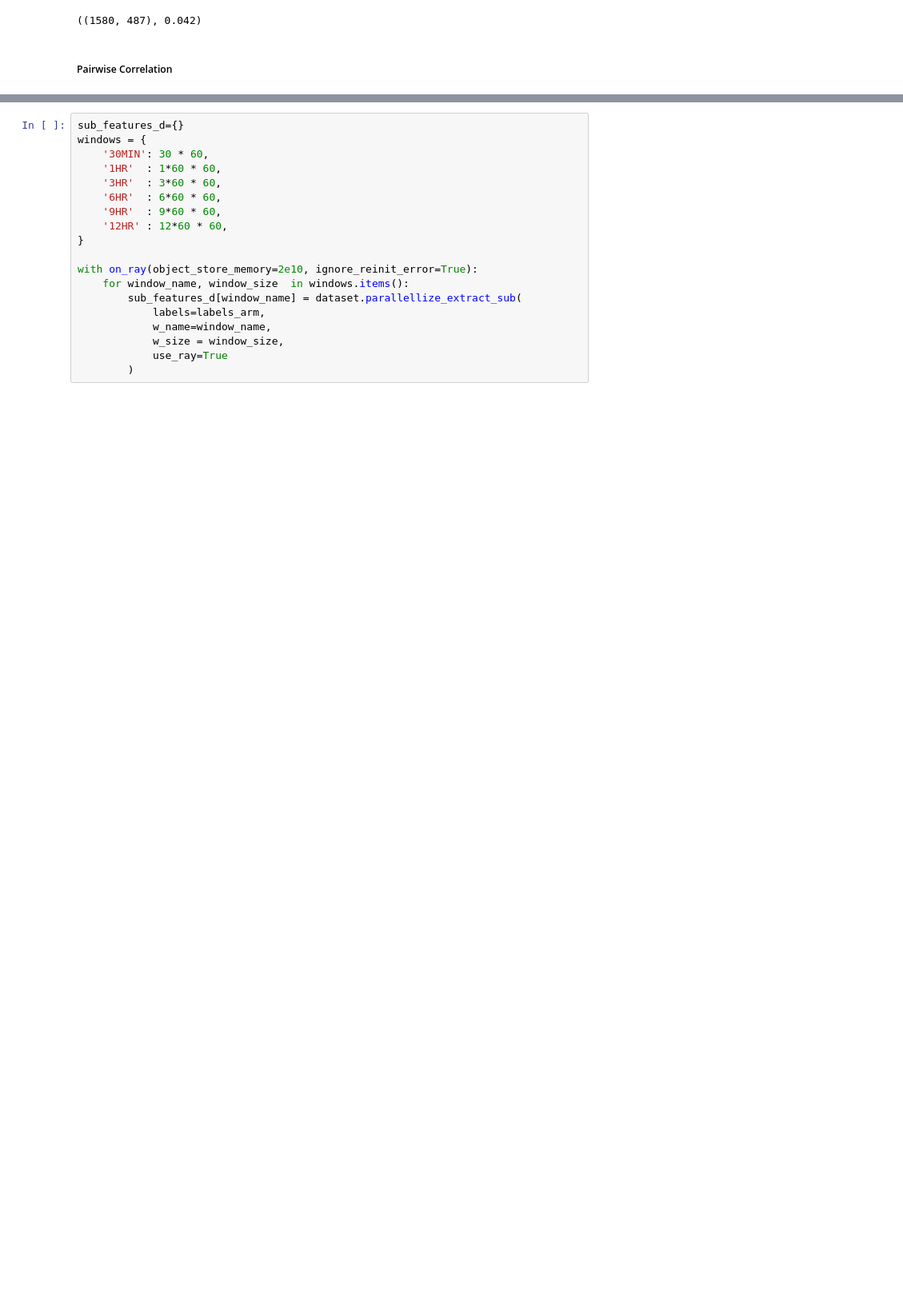
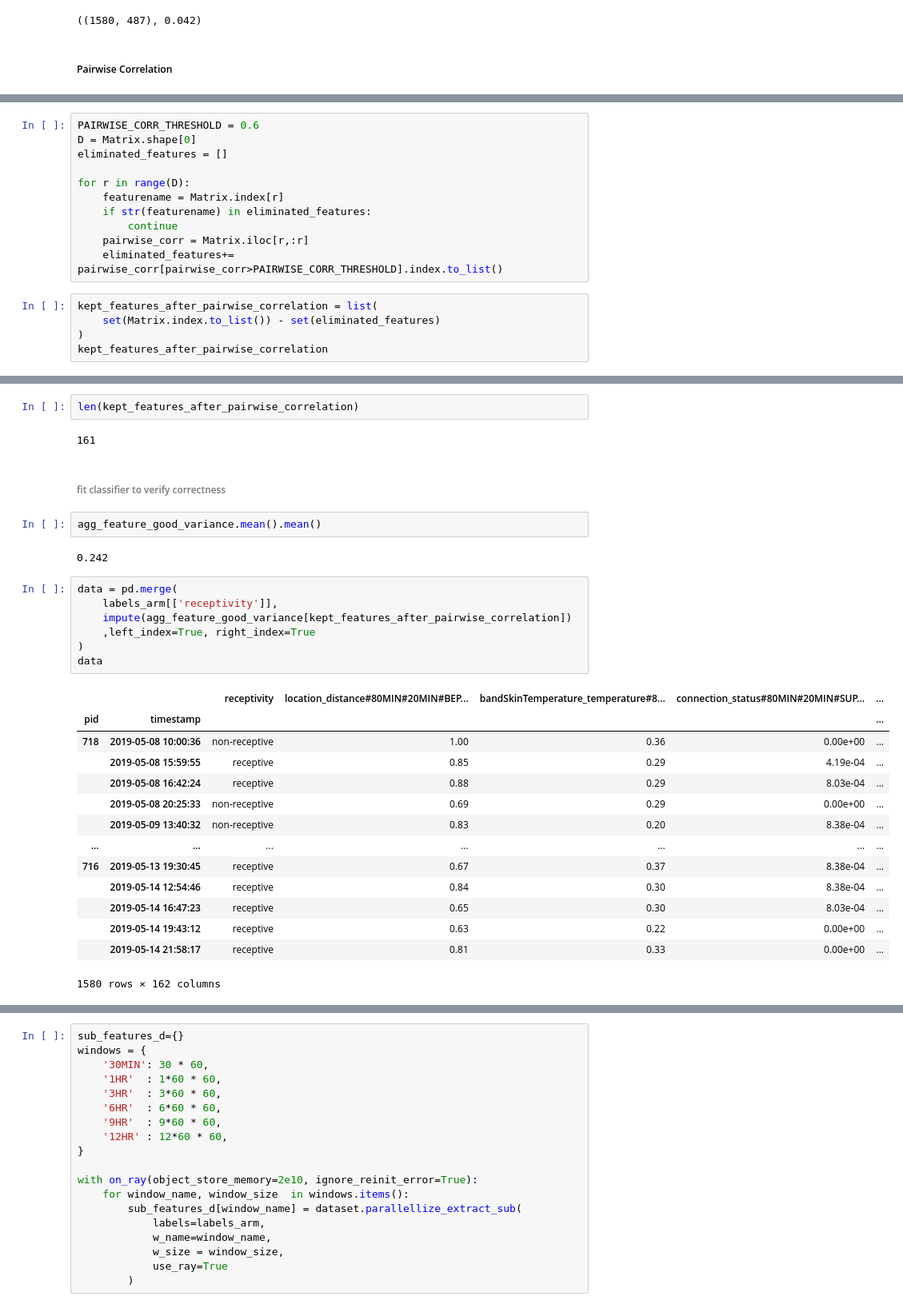
Before and after one commit to Jumabek/receptivity, a Jupyter notebook: analysis/Association Rule Mining.ipynb, the cells around one changed output, grey strips where cells are left out. Shown at 80% size. Saved outputs shown, nothing was run; the diff lists cells and outputs as text; blank space fills up the shorter version.

```diff
--- a/analysis/Association Rule Mining.ipynb
+++ b/analysis/Association Rule Mining.ipynb
@@ -2088,0 +2063,16 @@ Matrix>
+# %%
+PAIRWISE_CORR_THRESHOLD = 0.6
+D = Matrix.shape[0]
+eliminated_features = []
+
+for r in range(D):
+    featurename = Matrix.index[r]
+    if str(featurename) in eliminated_features:
+        continue
+    pairwise_corr = Matrix.iloc[r,:r]
+    eliminated_features+= pairwise_corr[pairwise_corr>PAIRWISE_CORR_THRESHOLD].index.to_list()
+# %%
+kept_features_after_pairwise_correlation = list(
+    set(Matrix.index.to_list()) - set(eliminated_features)
+)
+kept_features_after_pairwise_correlation
@@ -2088,0 +2097,32 @@ Matrix>
+# %%
+len(kept_features_after_pairwise_correlation)
+# %% [output]
+161
+# %% [markdown]
+###### fit classifier to verify correctness
+# %%
+agg_feature_good_variance.mean().mean()
+# %% [output]
+0.242
+# %%
+data = pd.merge(
+    labels_arm[['receptivity']],
+    impute(agg_feature_good_variance[kept_features_after_pairwise_correlation])
+    ,left_index=True, right_index=True
+)
+data
+# %% [output]
+|  |  | receptivity | location_distance#80MIN#20MIN#BEP... | bandSkinTemperature_temperature#8... | connection_status#80MIN#20MIN#SUP... | ... |
+| pid | timestamp |  |  |  |  | ... |
+| 718 | 2019-05-08 10:00:36 | non-receptive | 1.00 | 0.36 | 0.00e+00 | ... |
+|  | 2019-05-08 15:59:55 | receptive | 0.85 | 0.29 | 4.19e-04 | ... |
+|  | 2019-05-08 16:42:24 | receptive | 0.88 | 0.29 | 8.03e-04 | ... |
+|  | 2019-05-08 20:25:33 | non-receptive | 0.69 | 0.29 | 0.00e+00 | ... |
+|  | 2019-05-09 13:40:32 | non-receptive | 0.83 | 0.20 | 8.38e-04 | ... |
+| ... | ... | ... | ... | ... | ... | ... |
+| 716 | 2019-05-13 19:30:45 | receptive | 0.67 | 0.37 | 8.38e-04 | ... |
+|  | 2019-05-14 12:54:46 | receptive | 0.84 | 0.30 | 8.38e-04 | ... |
+|  | 2019-05-14 16:47:23 | receptive | 0.65 | 0.30 | 8.03e-04 | ... |
+|  | 2019-05-14 19:43:12 | receptive | 0.63 | 0.22 | 0.00e+00 | ... |
+|  | 2019-05-14 21:58:17 | receptive | 0.81 | 0.33 | 0.00e+00 | ... |
+1580 rows × 162 columns
```
Also changed, not shown: parts of 22 cells of this notebook, 2 other files.
